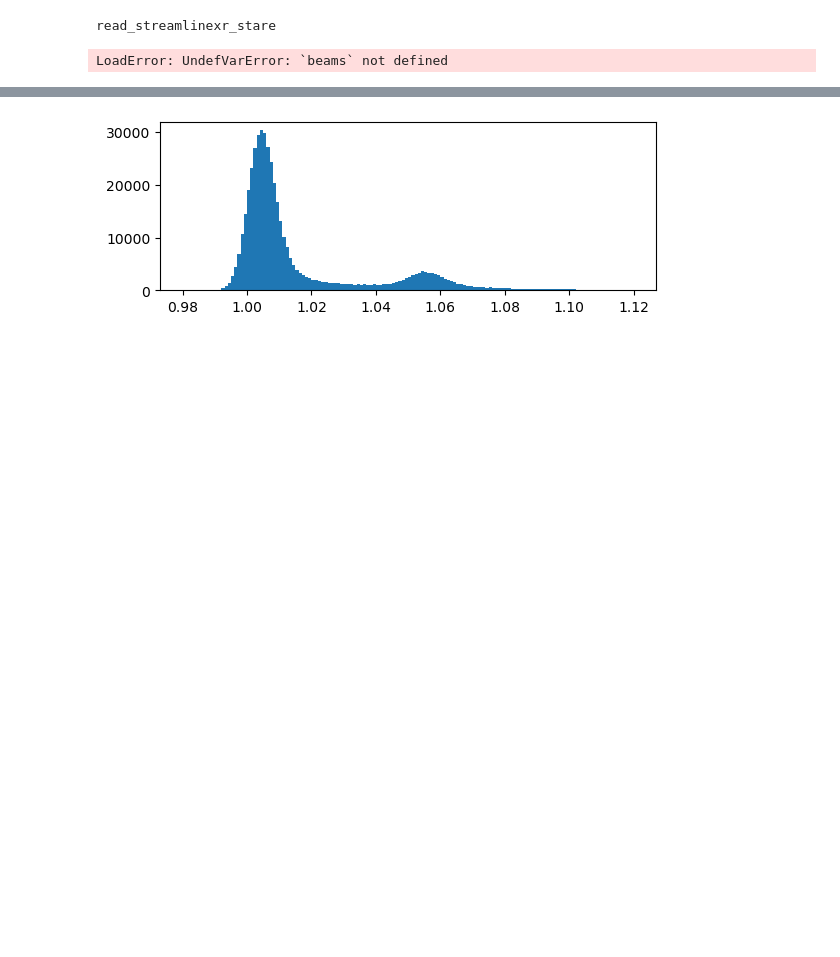
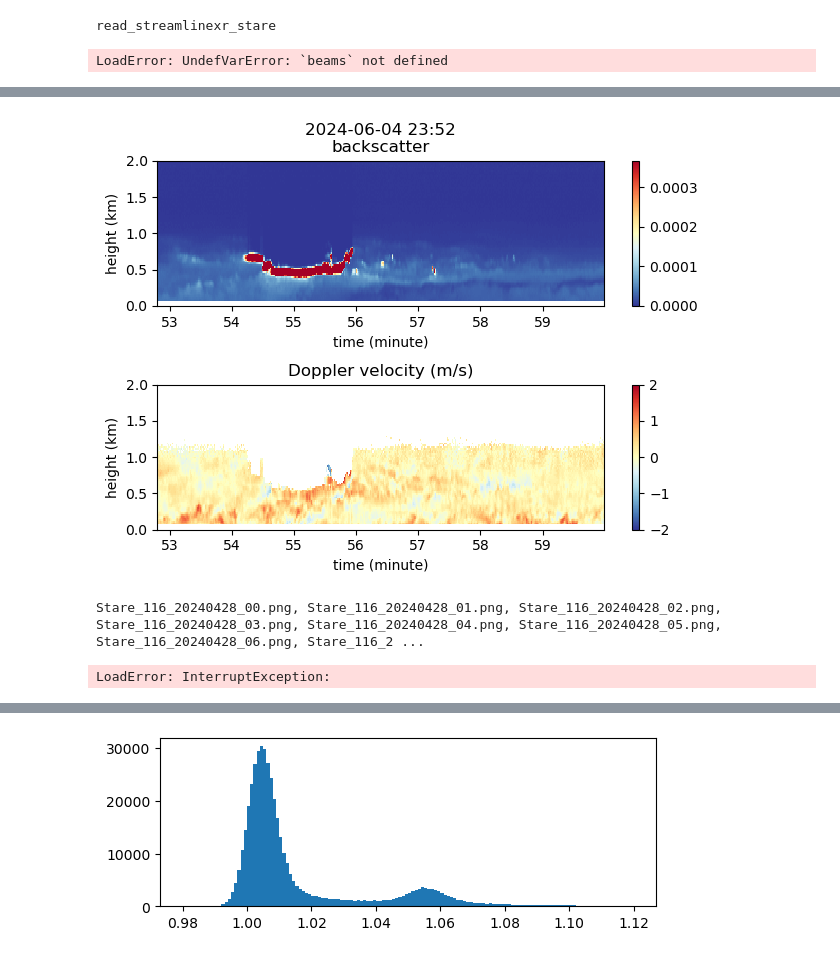
Before and after one commit to deszoeke/lidar, a Jupyter notebook: read_streamlinexr.ipynb, the cells around one changed output, grey strips where cells are left out. Cells and saved outputs as stored; diff of their text form; code cells hidden in the pictures; blank space fills up the shorter version.

```diff
--- a/read_streamlinexr.ipynb
+++ b/read_streamlinexr.ipynb
@@ -302,0 +502,12 @@ LoadError: UndefVarError: `beams` not defined
+# %%
+# plot ~10 min chunks
+
+for datestamp in filter(startswith("2024"), readdir(lidardir))
+    for starefile in filter(startswith("Stare"), readdir(joinpath(lidardir,datestamp)))
+        beams, head = read_streamlinexr_stare(joinpath(lidardir,datestamp,starefile))
+
+        plot_chunks(beams, head[:start_time])
+    end
+    print("\n")
+end
+# %% [output]
@@ -302,0 +531,17 @@ LoadError: UndefVarError: `beams` not defined
+[figure, added]
+# %%
+# plot hourly
+for datestamp in filter(startswith("2024"), readdir(lidardir))
+    for starefile in filter(startswith("Stare"), readdir(joinpath(lidardir,datestamp)))
+        beams, head = read_streamlinexr_stare(joinpath(lidardir,datestamp,starefile))
+        clf()
+        plot_stare(beams)
+        fileout = starefile[1:end-4]*".png"
+        savefig(joinpath(lidardir,"plot",fileout))
+        print(fileout*", ")
+    end
+    print("\n")
+end
+# %% [output]
+Stare_116_20240428_00.png, Stare_116_20240428_01.png, Stare_116_20240428_02.png, Stare_116_20240428_03.png, Stare_116_20240428_04.png, Stare_116_20240428_05.png, Stare_116_20240428_06.png, Stare_116_2 ...
+LoadError: InterruptException:
```
Also changed, not shown: parts of 14 cells of this notebook, 3 other files.
